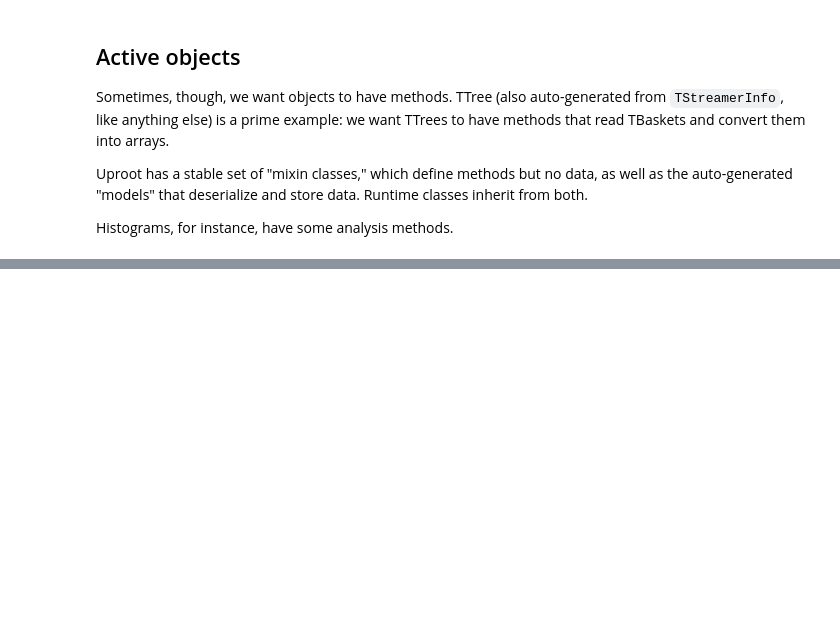
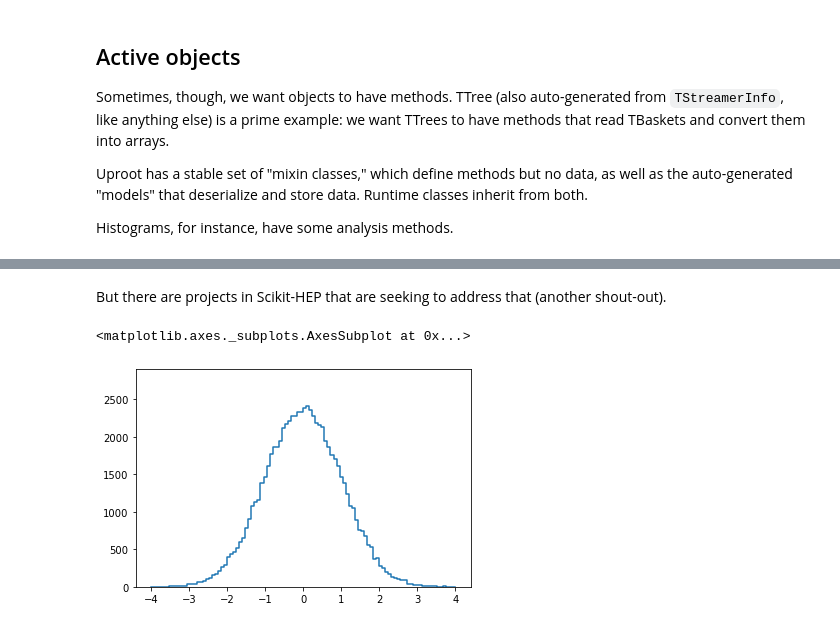
Before and after one commit to jpivarski-talks/2020-06-08-uproot-awkward-columnar-hats, a Jupyter notebook: 01-using-uproot-effectively.ipynb, the cells around one changed output, grey strips where cells are left out. Saved outputs shown, nothing was run; the diff lists cells and outputs as text; code cells hidden in the pictures; blank space fills up the shorter version.

```diff
--- a/01-using-uproot-effectively.ipynb
+++ b/01-using-uproot-effectively.ipynb
@@ -551,0 +708,9 @@ Histograms, for instance, have some analysis methods.
+# %% [markdown]
+But there are projects in Scikit-HEP that are seeking to address that (another shout-out).
+# %%
+import mplhep as hep
+
+hep.histplot(histograms["hpx"].numpy())
+# %% [output]
+<matplotlib.axes._subplots.AxesSubplot at 0x...>
+[figure, added]
```
Also changed, not shown: parts of 17 cells of this notebook.
